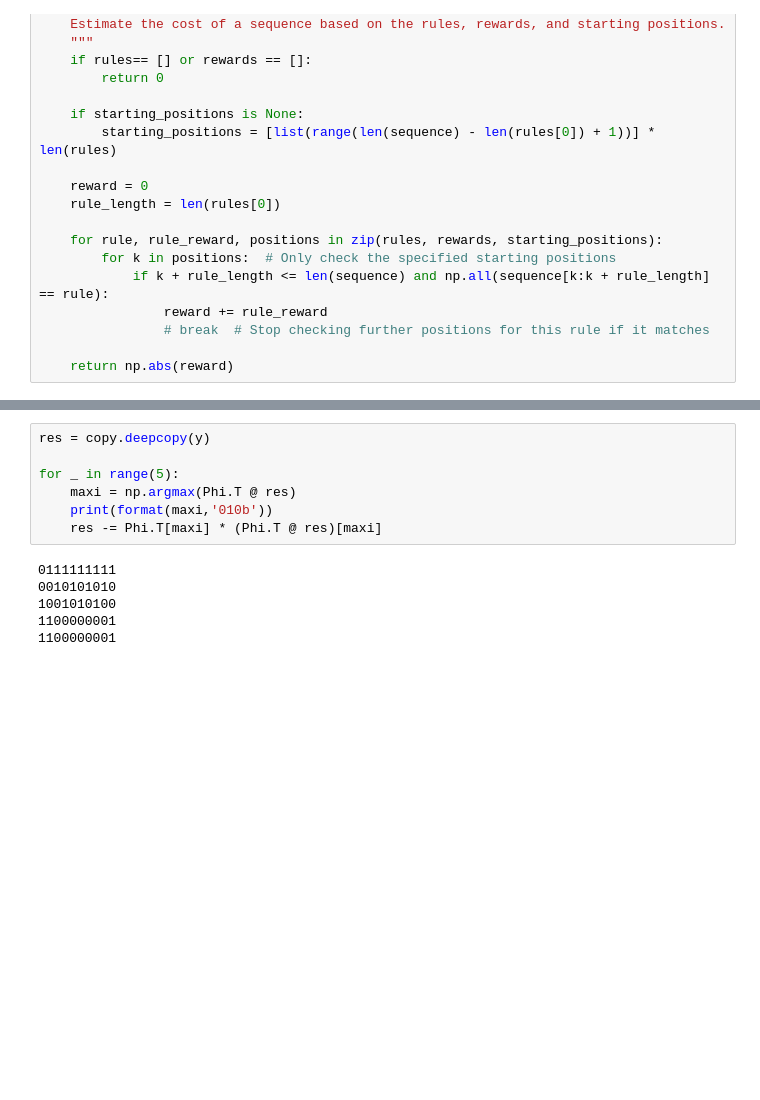
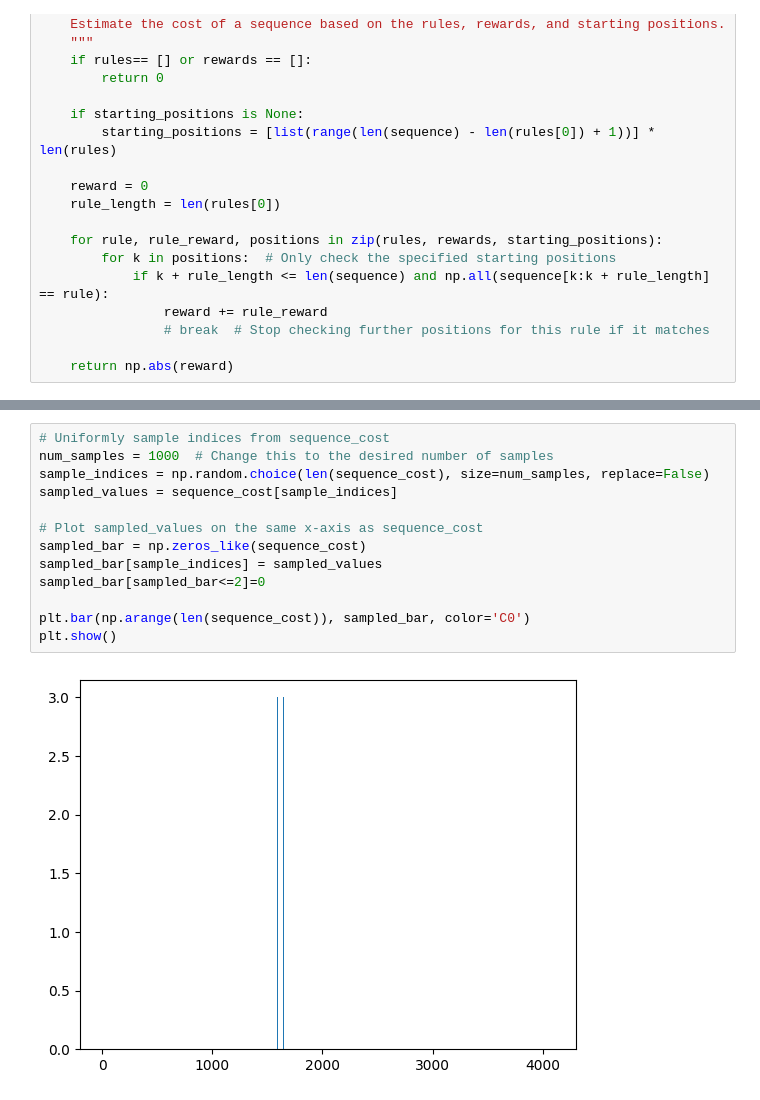
Before and after one commit to baptistechev/RL_CS, a Jupyter notebook: check_measurements_energy_value.ipynb, the cells around one changed output, grey strips where cells are left out. Saved outputs shown, nothing was run; the diff lists cells and outputs as text; blank space fills up the shorter version.

```diff
--- a/check_measurements_energy_value.ipynb
+++ b/check_measurements_energy_value.ipynb
@@ -197,13 +194,15 @@ format(np.argmax(Phi.T @ y),'010b')
-# %%
-res = copy.deepcopy(y)
-
-for _ in range(5):
-    maxi = np.argmax(Phi.T @ res)
-    print(format(maxi,'010b'))
-    res -= Phi.T[maxi] * (Phi.T @ res)[maxi]
-# %% [output]
-0111111111
-0010101010
-1001010100
-1100000001
-1100000001
+# %%
+# Uniformly sample indices from sequence_cost
+num_samples = 1000  # Change this to the desired number of samples
+sample_indices = np.random.choice(len(sequence_cost), size=num_samples, replace=False)
+sampled_values = sequence_cost[sample_indices]
+
+# Plot sampled_values on the same x-axis as sequence_cost
+sampled_bar = np.zeros_like(sequence_cost)
+sampled_bar[sample_indices] = sampled_values
+sampled_bar[sampled_bar<=2]=0
+
+plt.bar(np.arange(len(sequence_cost)), sampled_bar, color='C0')
+plt.show()
+# %% [output]
+[figure, added]
```
Also changed, not shown: parts of 7 cells of this notebook.
